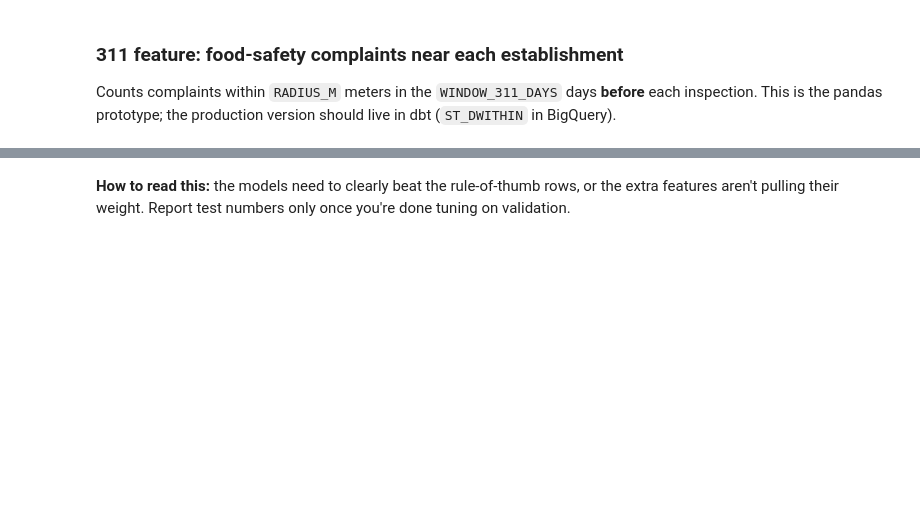
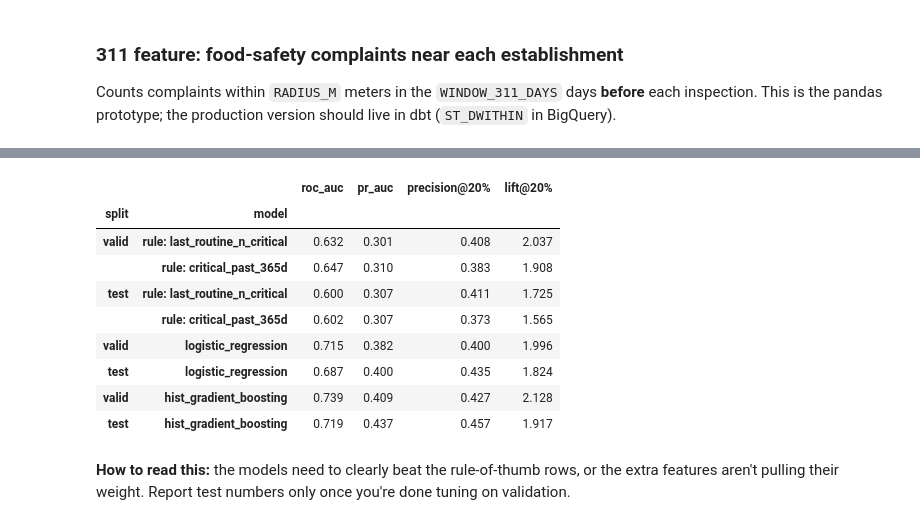
Before and after one commit to kaihungtran/ba882-boston-inspections, a Jupyter notebook: ml/notebooks/01_eda_target_baseline.ipynb, the cells around one changed output, grey strips where cells are left out. Cells and saved outputs as stored; diff of their text form; code cells hidden in the pictures; blank space fills up the shorter version.

```diff
--- a/ml/notebooks/01_eda_target_baseline.ipynb
+++ b/ml/notebooks/01_eda_target_baseline.ipynb
@@ -427,6 +1039,17 @@ if BUILD_311_FEATURES and r311 is not None:
             d = c_dates[idx]
             counts[start + i] = np.count_nonzero((d < dates[i]) & (d >= dates[i] - window))
     f.loc[ok, "complaints_311_near"] = counts
+
+    # The 311 snapshot only goes back to its first record. Before that + a full window, a 0 means
+    # "no data", not "no complaints", so leave those rows missing.
+    covered_from = pd.Timestamp(c_dates.min()) + pd.Timedelta(days=WINDOW_311_DAYS)
+    f.loc[f["insp_date"] < covered_from, "complaints_311_near"] = np.nan
+    print(f"311 feature populated from {covered_from:%Y-%m-%d}: {f['complaints_311_near'].notna().mean():.1%} of inspections")
     print(f["complaints_311_near"].describe().to_string())
+
+    covered = f[f["is_routine"] & f["complaints_311_near"].notna()]
+    if len(covered):
+        print(f"\nCritical rate by nearby complaints ({len(covered):,} routine inspections with coverage):")
+        display(rate_table(covered, pd.cut(covered["complaints_311_near"], [-1, 0, 2, 5, 10, 1_000]), min_n=30))
 else:
     print("Skipping 311 features")
@@ -448,15 +1105,14 @@ from sklearn.metrics import average_precision_score, roc_auc_score
 from sklearn.pipeline import Pipeline
 from sklearn.preprocessing import OneHotEncoder, StandardScaler
 
+# license_age_days is deliberately left out: it only exists for licenses still active today (section 9)
 NUMERIC = [
     "n_prior_insp", "days_since_prev", "days_since_first_insp", "prev_n_critical", "prev_n_violations",
     "prev_result_fail", "last_routine_n_critical", "days_since_last_routine", "had_followup_since_last_routine",
     "prior_critical_total", "prior_violations_total", "prior_critical_rate",
-    "critical_past_365d", "violations_past_365d", "month", "license_age_days", "complaints_311_near",
+    "critical_past_365d", "violations_past_365d", "month", "fda_code_era", "complaints_311_near",
 ]
-CATEGORICAL = ["licensecat"]
-NUMERIC = [c for c in NUMERIC if c in f and f[c].notna().any()]
-CATEGORICAL = [c for c in CATEGORICAL if c in f]
+CATEGORICAL = ["licensecat", "city"]
 
 model_df = f[f["is_routine"]].copy()
 end = model_df["insp_date"].max()
@@ -467,9 +1123,13 @@ train = model_df[model_df["insp_date"] < valid_start]
 valid = model_df[(model_df["insp_date"] >= valid_start) & (model_df["insp_date"] < test_start)]
 test = model_df[model_df["insp_date"] >= test_start]
 
+# Only keep features the training set actually has (drops the 311 count until history is backfilled)
+NUMERIC = [c for c in NUMERIC if c in f and train[c].notna().any()]
+CATEGORICAL = [c for c in CATEGORICAL if c in f]
+
 split_summary = pd.DataFrame({
     s: {"from": d["insp_date"].min().date(), "to": d["insp_date"].max().date(), "rows": len(d), "base_rate": round(d["target"].mean(), 3)}
-    for s, d in [("train", train), ("valid", valid), ("test", test)]
+    for s, d in [("train", train), ("  of which current era", train[train["insp_date"] >= FDA_ERA_START]), ("valid", valid), ("test", test)]
 }).T
 print("Features:", NUMERIC + CATEGORICAL)
 split_summary
@@ -528,3 +1210,28 @@ pd.DataFrame(results).set_index(["split", "model"]).round(3)
+# %%
+models = make_models()
+results = []
+for split_name, split in [("valid", valid), ("test", test)]:
+    # Rule-of-thumb baselines: rank by past critical violations
+    results.append({"split": split_name, **evaluate("rule: last_routine_n_critical", split["target"], split["last_routine_n_critical"].fillna(0))})
+    results.append({"split": split_name, **evaluate("rule: critical_past_365d", split["target"], split["critical_past_365d"].fillna(0))})
+
+for name, pipe in models.items():
+    pipe.fit(x(train), train["target"])
+    for split_name, split in [("valid", valid), ("test", test)]:
+        results.append({"split": split_name, **evaluate(name, split["target"], pipe.predict_proba(x(split))[:, 1])})
+
+pd.DataFrame(results).set_index(["split", "model"]).round(3)
+# %% [output]
+|  |  | roc_auc | pr_auc | precision@20% | lift@20% |
+| split | model |  |  |  |  |
+| valid | rule: last_routine_n_critical | 0.632 | 0.301 | 0.408 | 2.037 |
+|  | rule: critical_past_365d | 0.647 | 0.310 | 0.383 | 1.908 |
+| test | rule: last_routine_n_critical | 0.600 | 0.307 | 0.411 | 1.725 |
+|  | rule: critical_past_365d | 0.602 | 0.307 | 0.373 | 1.565 |
+| valid | logistic_regression | 0.715 | 0.382 | 0.400 | 1.996 |
+| test | logistic_regression | 0.687 | 0.400 | 0.435 | 1.824 |
+| valid | hist_gradient_boosting | 0.739 | 0.409 | 0.427 | 2.128 |
+| test | hist_gradient_boosting | 0.719 | 0.437 | 0.457 | 1.917 |
 # %% [markdown]
 **How to read this:** the models need to clearly beat the rule-of-thumb rows, or the extra features aren't
 pulling their weight. Report test numbers only once you're done tuning on validation.
```
Also changed, not shown: parts of 90 cells of this notebook.
